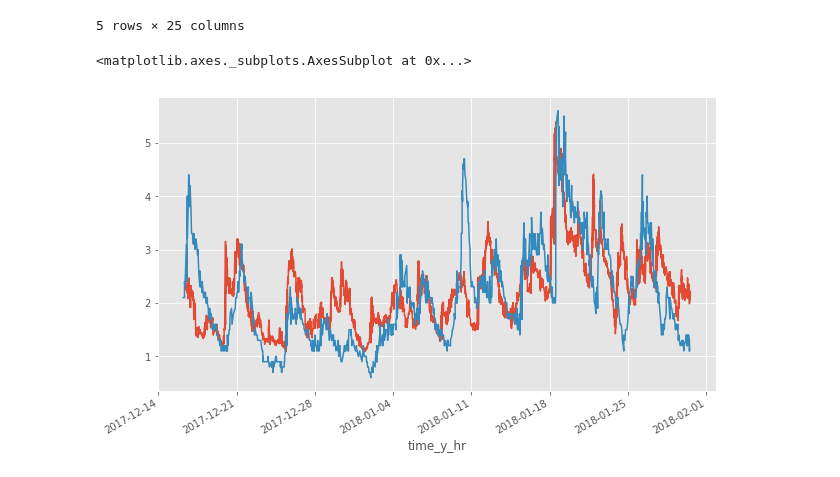
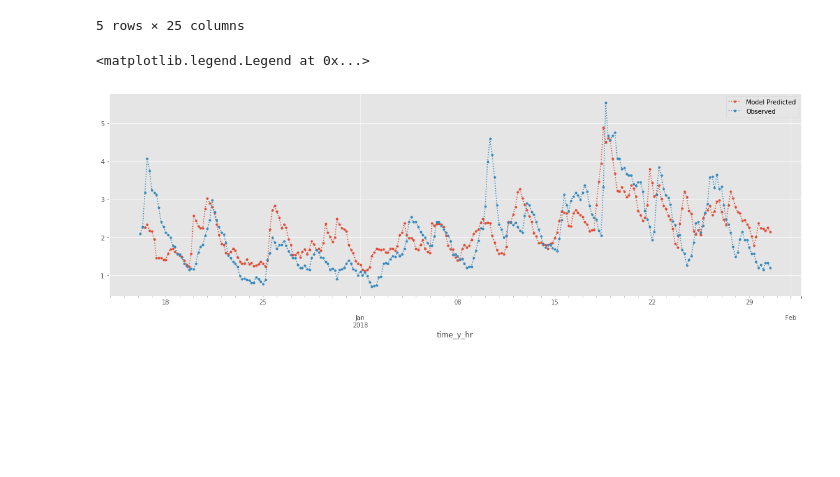
Before and after one commit to abulho/Surf_Prediction, a Jupyter notebook: src/29-Jan-2018-Modeling_Tests.ipynb, the cells around one changed output. Saved outputs shown, nothing was run; the diff lists cells and outputs as text; code cells hidden in the pictures; blank space fills up the shorter version.

```diff
--- a/src/29-Jan-2018-Modeling_Tests.ipynb
+++ b/src/29-Jan-2018-Modeling_Tests.ipynb
@@ -28,20 +28,15 @@ Index(['YY', 'MM', 'DD', 'hh', 'mm', 'WDIR', 'WSPD', 'GST', 'WVHT', 'DPD',
        'Date', 'TempDate', 't_arrive', 'time_delta', 'time_y', 'time_y_hr'],
       dtype='object')
 # %%
+# making the training and testing data
 filename = '../data/data_X_y_46059_train_w_tide.csv'
-'''
-cols_to_keep = ['YY_x', 'MM_x', 'DD_x', 'hh_x', 'WD_x', 'WSPD_x',
-                'GST_x', 'WVHT_x', 'DPD_x', 'APD_x', 'MWD_x', 'BAR_x', 'ATMP_x',
-                'WTMP_x', 'DEWP_x', 'ID_x', 't_arrive', 'YY_y',
-                'MM_y', 'DD_y', 'hh_y', 'WD_y', 'WSPD_y','GST_y', 'MWD_y', 'BAR_y', 'ATMP_y',
-                'WTMP_y', 'DEWP_y', 'ID_y', 'WaterLevel','WVHT_y']
-                '''
-
-
+Xy_df = get_Xy_data(filename)
 
 cols_to_keep = ['YY_x', 'MM_x', 'DD_x', 'hh_x', 'WD_x', 'WSPD_x',
                 'GST_x', 'WVHT_x', 'DPD_x', 'APD_x', 'BAR_x', 'ATMP_x',
-                'WTMP_x', 'DEWP_x', 't_arrive','WVHT_y']
+                'WTMP_x', 'DEWP_x', 'ID_x', 't_arrive','WVHT_y']
 
 train_yrs = [1995, 1996, 1997, 1998, 1999, 2000, 2003, 2004, 2006, 2007]
 test_yrs  = [2008]
+
+X_train, X_test, y_train, y_test = get_train_test(Xy_df, cols_to_keep, train_yrs, test_yrs)
@@ -136,9 +149,10 @@ prediction_df.head()
 | 2018-01-30 10:00:00 | 2018 | 1 | 29 | 18 | 50 | 340.0 | 3.0 | 5.0 | 1.3 | 10 | ... | ... |
 5 rows × 25 columns
 # %%
-fig, ax = plt.subplots(figsize =(10,6))
-forecast[0].plot()
-prediction_df['WVHT'].plot()
+fig, ax = plt.subplots(figsize =(20,6))
+forecast[0].resample('4H').mean().plot(marker = '.', linestyle=':', label='Model Predicted')
+prediction_df['WVHT'].resample('4H').mean().plot(marker='.', linestyle=':', label='Observed')
+plt.legend()
 # %% [output]
-<matplotlib.axes._subplots.AxesSubplot at 0x...>
+<matplotlib.legend.Legend at 0x...>
-[figure, old version]
+[figure, new version]
```
Also changed, not shown: parts of 1 cell of this notebook, 2 other files.
